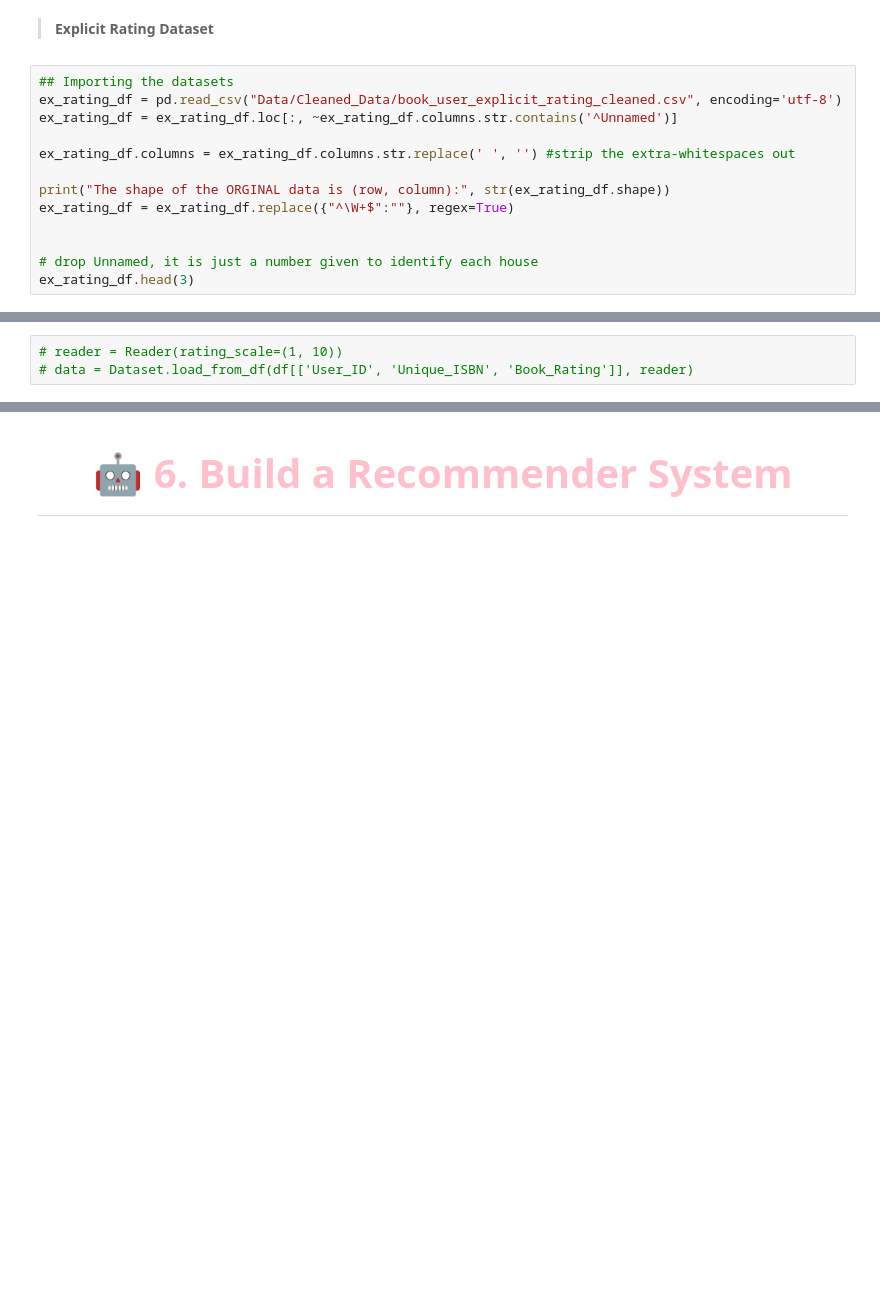
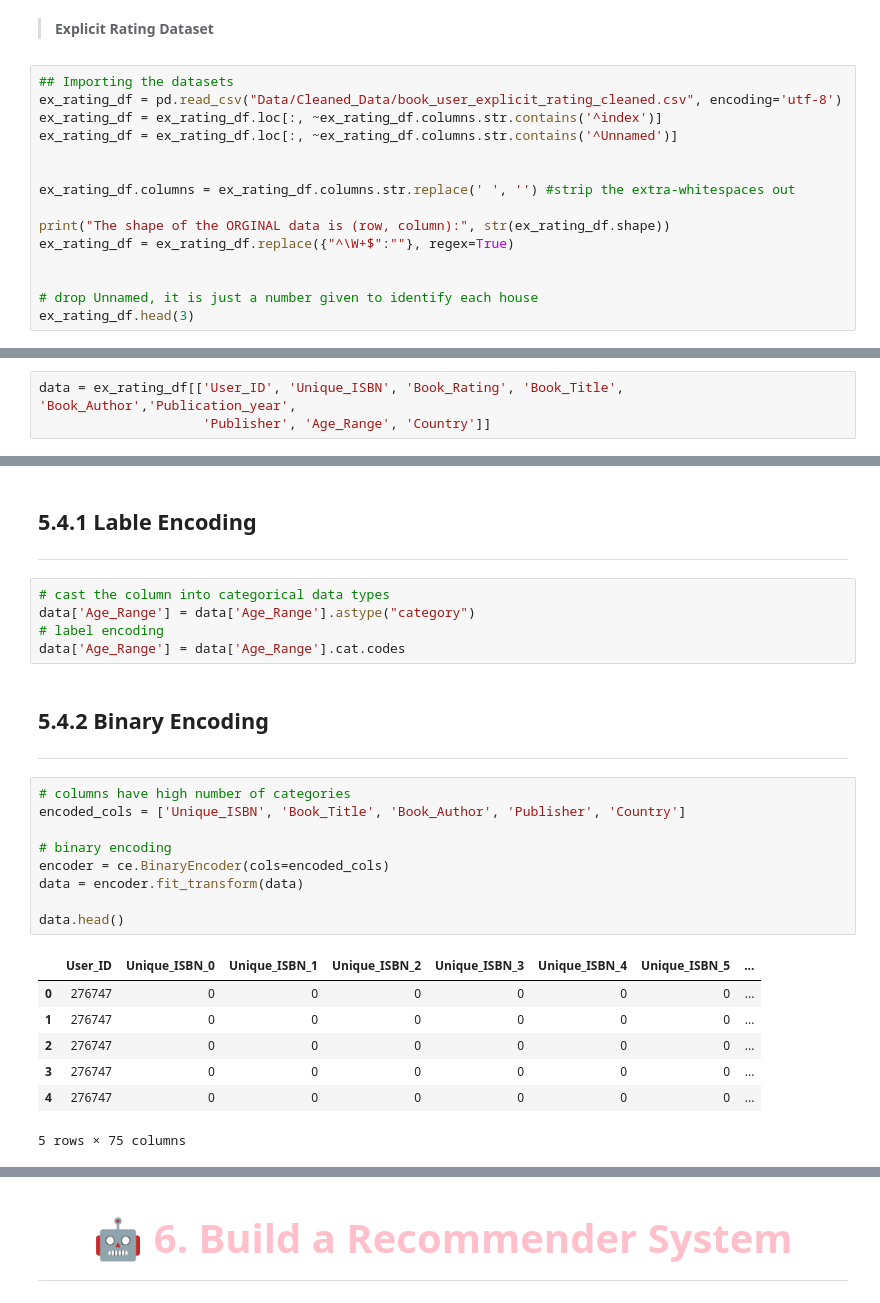
Before and after one commit to ChauHuynh1/Book_RecSys, a Jupyter notebook: Book_Recommender_Model.ipynb, the cells around one changed output, grey strips where cells are left out. Cells and saved outputs as stored; diff of their text form; blank space fills up the shorter version.

```diff
--- a/Book_Recommender_Model.ipynb
+++ b/Book_Recommender_Model.ipynb
@@ -114,7 +118,9 @@ The shape of the ORGINAL data is (row, column): (891623, 12)
 # %%
 ## Importing the datasets
 ex_rating_df = pd.read_csv("Data/Cleaned_Data/book_user_explicit_rating_cleaned.csv", encoding='utf-8')
+ex_rating_df = ex_rating_df.loc[:, ~ex_rating_df.columns.str.contains('^index')]
 ex_rating_df = ex_rating_df.loc[:, ~ex_rating_df.columns.str.contains('^Unnamed')]
+
 
 ex_rating_df.columns = ex_rating_df.columns.str.replace(' ', '') #strip the extra-whitespaces out
 
@@ -137,5 +147,5 @@ The shape of the ORGINAL data is (row, column): (305110, 12)
 # %%
-# reader = Reader(rating_scale=(1, 10))
-# data = Dataset.load_from_df(df[['User_ID', 'Unique_ISBN', 'Book_Rating']], reader)
+data = ex_rating_df[['User_ID', 'Unique_ISBN', 'Book_Rating', 'Book_Title', 'Book_Author','Publication_year',
+                     'Publisher', 'Age_Range', 'Country']]
 # %% [markdown]
 <a id="5.4"></a>
@@ -143,0 +157,30 @@ The shape of the ORGINAL data is (row, column): (305110, 12)
+# %% [markdown]
+<a id="5.4.1"></a>
+## 5.4.1 Lable Encoding
+***
+# %%
+# cast the column into categorical data types
+data['Age_Range'] = data['Age_Range'].astype("category")
+# label encoding
+data['Age_Range'] = data['Age_Range'].cat.codes
+# %% [markdown]
+<a id="5.4.2"></a>
+## 5.4.2 Binary Encoding
+***
+# %%
+# columns have high number of categories
+encoded_cols = ['Unique_ISBN', 'Book_Title', 'Book_Author', 'Publisher', 'Country']
+
+# binary encoding
+encoder = ce.BinaryEncoder(cols=encoded_cols)
+data = encoder.fit_transform(data)
+
+data.head()
+# %% [output]
+|  | User_ID | Unique_ISBN_0 | Unique_ISBN_1 | Unique_ISBN_2 | Unique_ISBN_3 | Unique_ISBN_4 | Unique_ISBN_5 | ... |
+| 0 | 276747 | 0 | 0 | 0 | 0 | 0 | 0 | ... |
+| 1 | 276747 | 0 | 0 | 0 | 0 | 0 | 0 | ... |
+| 2 | 276747 | 0 | 0 | 0 | 0 | 0 | 0 | ... |
+| 3 | 276747 | 0 | 0 | 0 | 0 | 0 | 0 | ... |
+| 4 | 276747 | 0 | 0 | 0 | 0 | 0 | 0 | ... |
+5 rows × 75 columns
```
Also changed, not shown: parts of 12 cells of this notebook, 2 other files.
